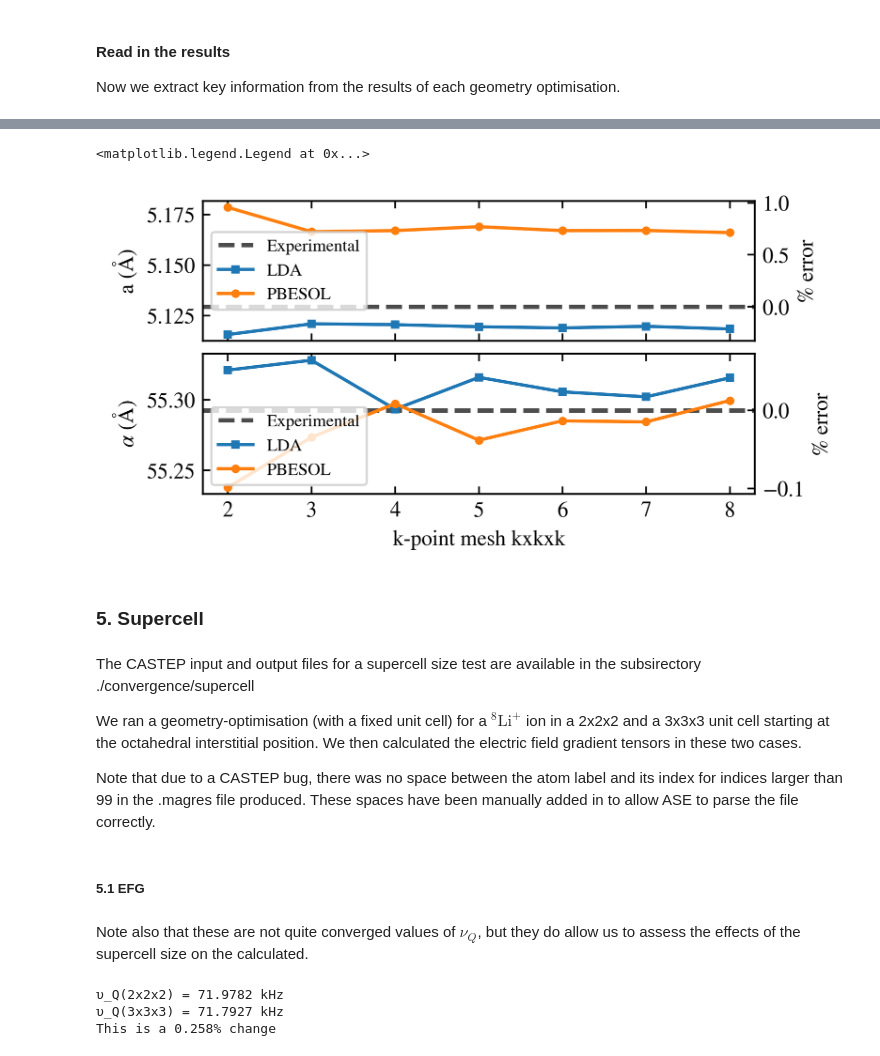
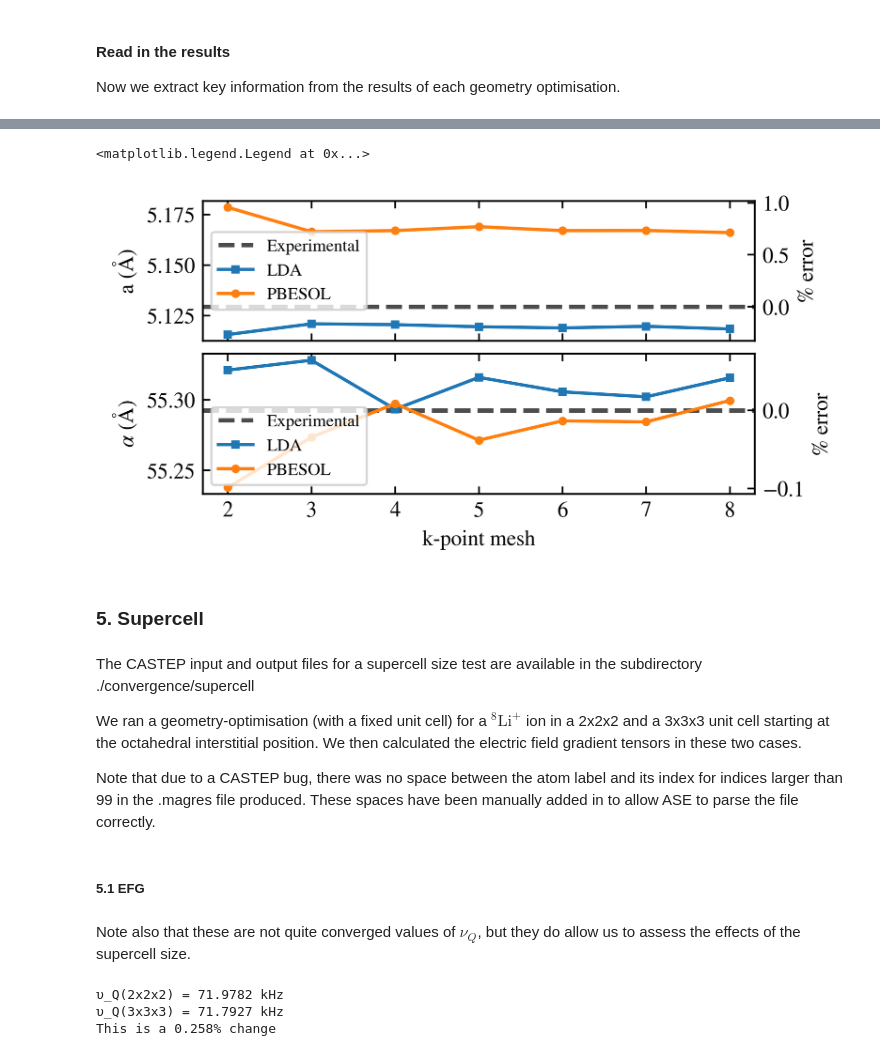
Before and after one commit to Shenton-supplemental/Li_in_Al2O3, a Jupyter notebook: Convergence.ipynb, the cells around one changed output, grey strips where cells are left out. Drawn from its saved outputs; the diff is of its cells as text; code cells hidden in the pictures.

```diff
--- a/Convergence.ipynb
+++ b/Convergence.ipynb
@@ -532,39 +520,39 @@ for xc in ["lda", "pbesol"]:
     alphas_s = [atoms.cell.cellpar()[3] for atoms in atoms_list]
     ax1.plot(kpts_range[1:], a_s[1:],
             marker=markers[xc],label=f'{xc.upper()}', markersize=3)
     ax2.plot(kpts_range[1:], alphas_s[1:],
             marker=markers[xc],label=f'{xc.upper()}', markersize=3)
 # show the % error wrt experiment on the right:
 #    a
 y1, y2=ax1.get_ylim()
 ax1r=ax1.twinx()
 y1_rel = 100*(y1 - experimental_a) / experimental_a
 y2_rel = 100*(y2 - experimental_a) / experimental_a
 ax1r.set_ylim(y1_rel, y2_rel)
 ax1r.set_ylabel('% error')
 
 #    alpha
 y1, y2=ax2.get_ylim()
 ax2r=ax2.twinx()
 y1_rel = 100*(y1 - experimental_alpha) / experimental_alpha
 y2_rel = 100*(y2 - experimental_alpha) / experimental_alpha
 ax2r.set_ylim(y1_rel, y2_rel)
 ax2r.set_ylabel('% error')
 
 
 
-ax2.set_xlabel('k-point mesh kxkxk')
+ax2.set_xlabel('k-point mesh')
 ax1.set_ylabel('a (Å)')
 ax2.set_ylabel(r'$\alpha$ (Å)')
 ax1.legend(fontsize=8)
 ax2.legend(fontsize=8)
 # %% [output]
 <matplotlib.legend.Legend at 0x...>
-[figure, old version]
+[figure, new version]
 # %% [markdown]
 ### 5. Supercell
 # %% [markdown]
-The CASTEP input and output files for a supercell size test are available in the subsirectory ./convergence/supercell
+The CASTEP input and output files for a supercell size test are available in the subdirectory ./convergence/supercell
 
 We ran a geometry-optimisation (with a fixed unit cell) for a $^8\mathrm{Li}^+$ ion in a 2x2x2 and a 3x3x3 unit cell starting at the octahedral interstitial position. We then calculated the electric field gradient tensors in these two cases.
 
@@ -577,7 +565,7 @@ sc333 = read('./convergence/supercell/al2o3_xc-PBESOL_c-0700_k-1x1x1_sc-3x3x3_si
 # %% [markdown]
 ##### 5.1 EFG
 # %% [markdown]
-Note also that these are not quite converged values of $\nu_Q$, but they do allow us to assess the effects of the supercell size on the calculated.
+Note also that these are not quite converged values of $\nu_Q$, but they do allow us to assess the effects of the supercell size.
 # %%
 def get_nu_Q(atoms,
             Li_idx=0,     # Li index
```
Also changed, not shown: parts of 15 cells of this notebook, 5 other files.
